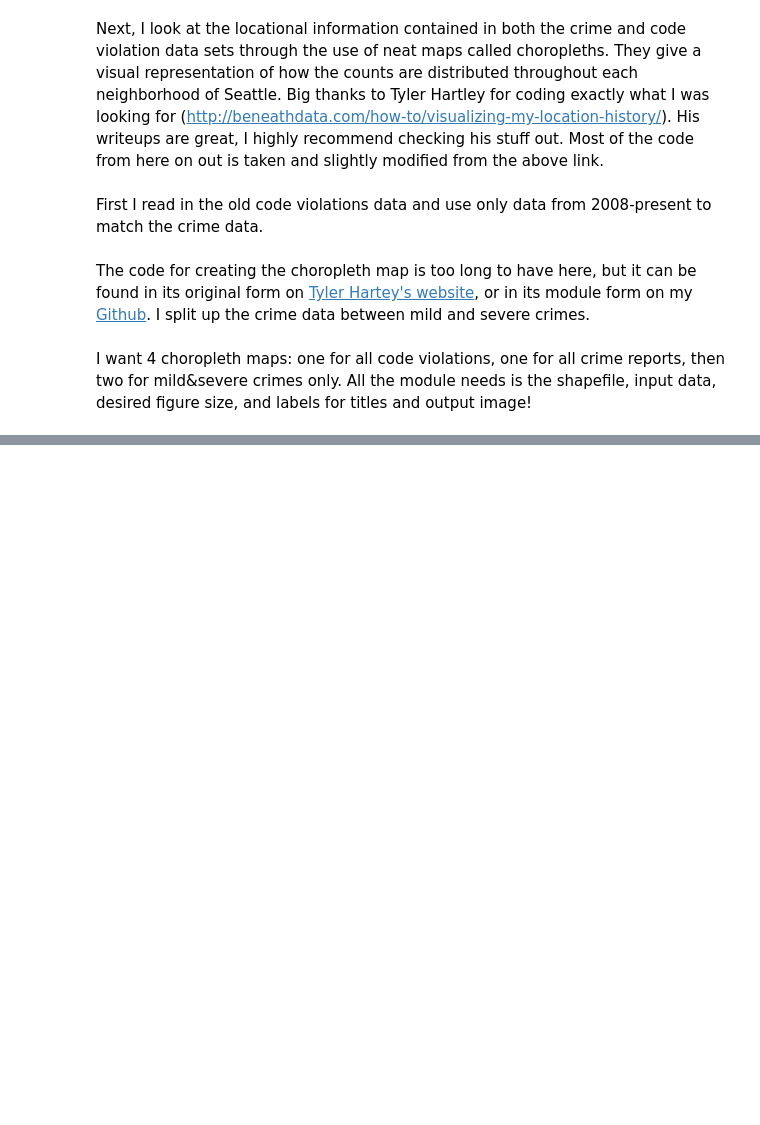
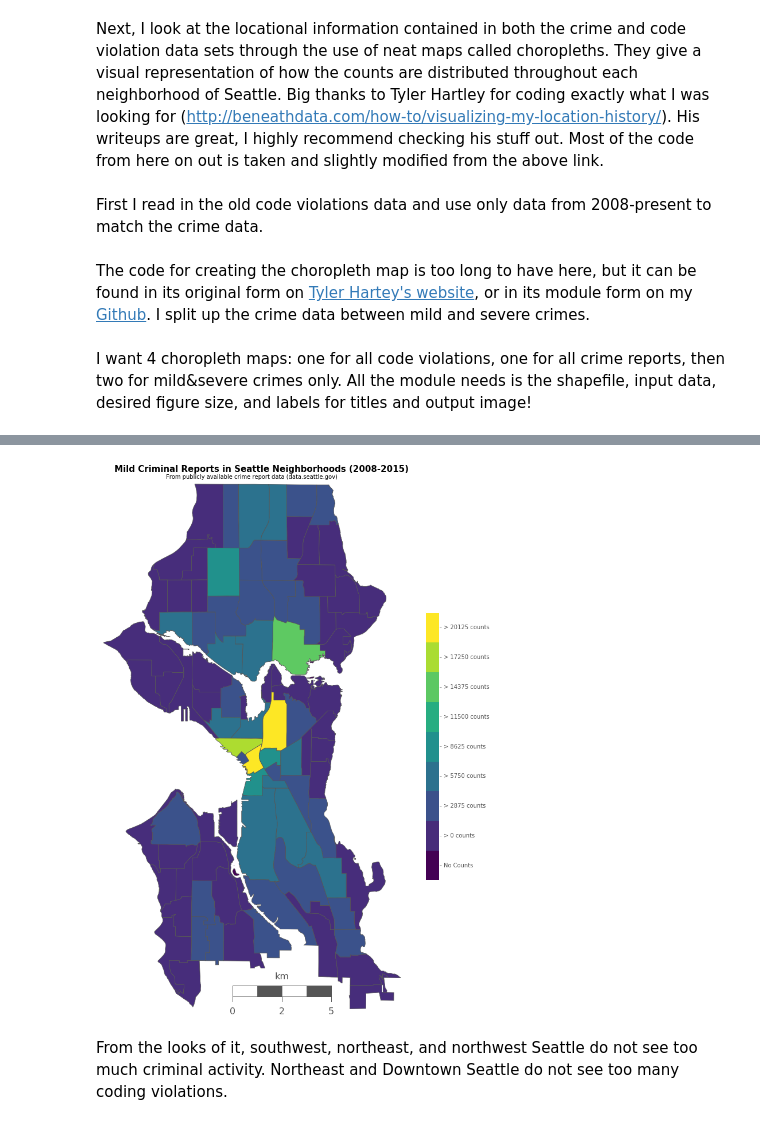
Before and after one commit to RaySSharma/crime-activity-seattle, a Jupyter notebook: CrimeActivitySeattle.ipynb, the cells around one changed output, grey strips where cells are left out. Drawn from its saved outputs; the diff is of its cells as text; code cells hidden in the pictures; blank space fills up the shorter version.

```diff
--- a/CrimeActivitySeattle.ipynb
+++ b/CrimeActivitySeattle.ipynb
@@ -235,7 +240,12 @@ ch.choropleth(shapefilename, crimes[severe]['Latitude'], crimes[severe]['Longitu
 # %%
 shapefilename = 'Neighborhoods/WGS84/Neighborhoods'
 figwidth = 14
 title = 'From publicly available crime report data (data.seattle.gov)'
 suptitle = 'Mild Criminal Reports in Seattle Neighborhoods (2008-2015)'
 savename = 'mildcrime.png'
-ch.choropleth(shapefilename, crimes[mild]['Latitude'], crimes[mild]['Longitude'], title, suptitle, savename, figwidth)
+cmap = plt.get_cmap('viridis')
+ch.choropleth(shapefilename, cmap, crimes[mild]['Latitude'], crimes[mild]['Longitude'], title, suptitle, savename, figwidth)
+# %% [output]
+[figure, added]
+# %% [markdown]
+From the looks of it, southwest, northeast, and northwest Seattle do not see too much criminal activity. Northeast and Downtown Seattle do not see too many coding violations.
```
Also changed, not shown: parts of 3 cells of this notebook, 4 other files.
